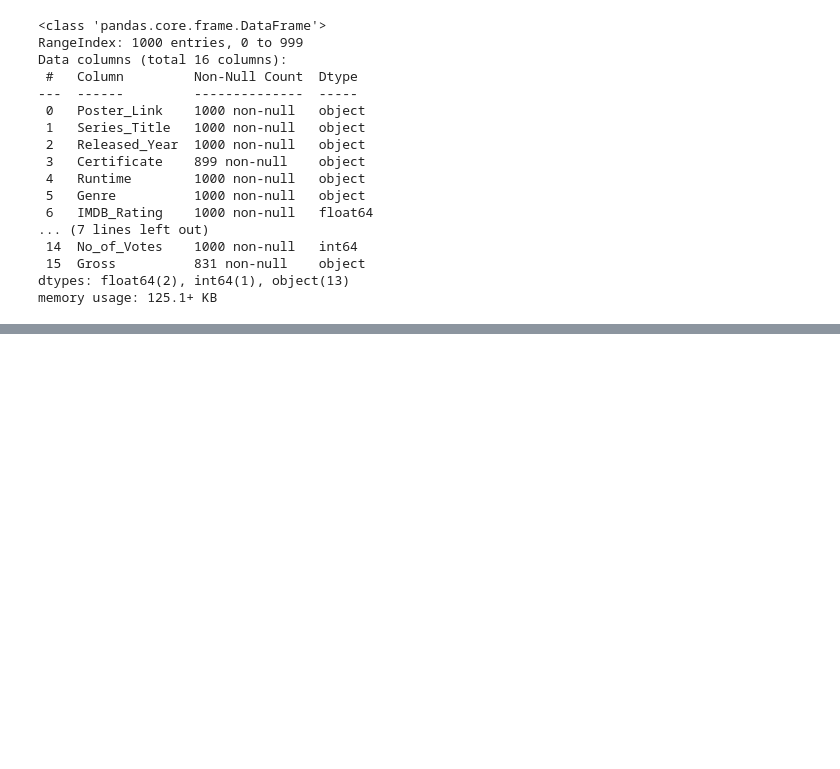
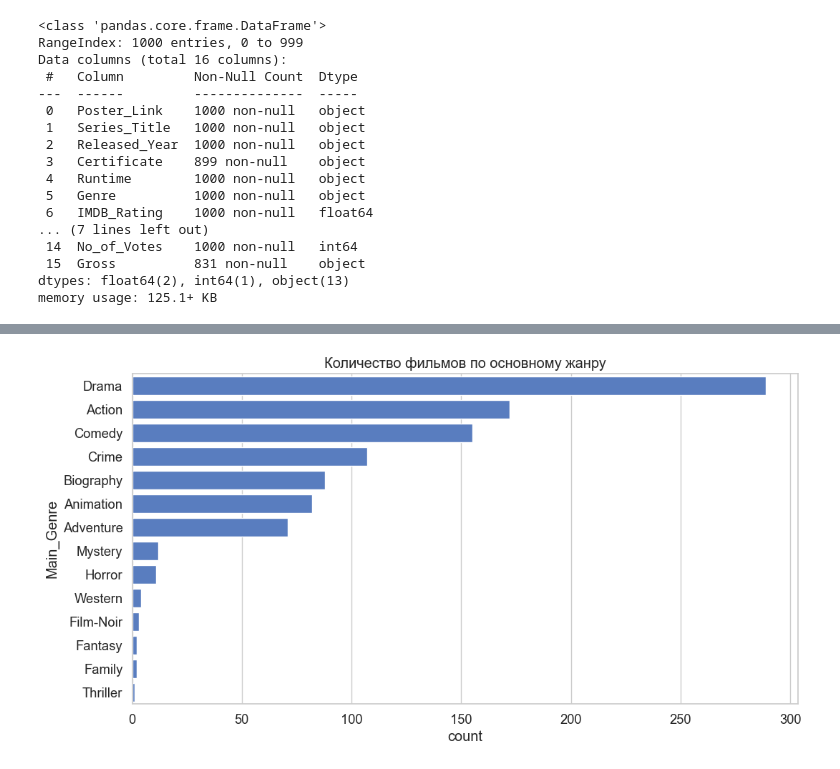
Before and after one commit to LA488/IMDb-Movie-Recommendation-System, a Jupyter notebook: notebooks/01_EDA.ipynb, the cells around one changed output, grey strips where cells are left out. Cells and saved outputs as stored; diff of their text form; code cells hidden in the pictures; blank space fills up the shorter version.

```diff
--- a/notebooks/01_EDA.ipynb
+++ b/notebooks/01_EDA.ipynb
@@ -55,0 +131,7 @@ df.describe()
+# %%
+df['Main_Genre'] = df['Genre'].str.split(',').str[0]
+sns.countplot(y='Main_Genre', data=df, order=df['Main_Genre'].value_counts().index)
+plt.title('Количество фильмов по основному жанру')
+plt.show()
+# %% [output]
+[figure, added]
```
Also changed, not shown: parts of 6 cells of this notebook.
